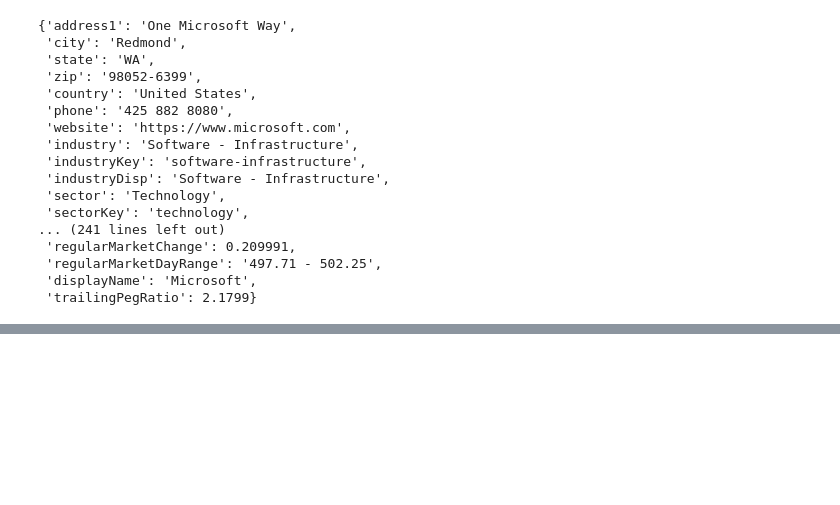
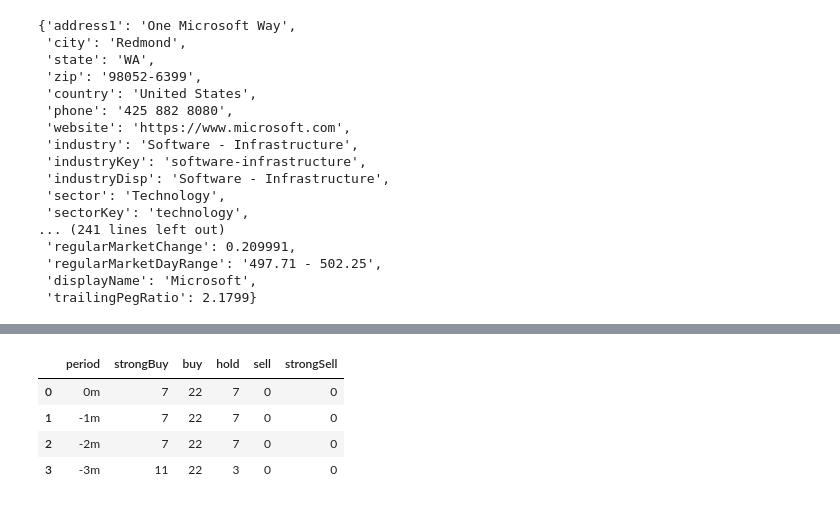
Before and after one commit to JakeOh/202505_BD50_lab_llm, a Jupyter notebook: src/lab07/yfinance_ex.ipynb, the cells around one changed output, grey strips where cells are left out. Drawn from its saved outputs; the diff is of its cells as text; code cells hidden in the pictures; blank space fills up the shorter version.

```diff
--- a/src/lab07/yfinance_ex.ipynb
+++ b/src/lab07/yfinance_ex.ipynb
@@ -32,3 +39,5 @@ msft.info
  'regularMarketDayRange': '497.71 - 502.25',
  'displayName': 'Microsoft',
  'trailingPegRatio': 2.1799}
+# %%
+hynix = yf.Ticker('000660.KS')
@@ -34,0 +117,8 @@ msft.info
+# %%
+hynix.recommendations
+# %% [output]
+|  | period | strongBuy | buy | hold | sell | strongSell |
+| 0 | 0m | 7 | 22 | 7 | 0 | 0 |
+| 1 | -1m | 7 | 22 | 7 | 0 | 0 |
+| 2 | -2m | 7 | 22 | 7 | 0 | 0 |
+| 3 | -3m | 11 | 22 | 3 | 0 | 0 |
```
Also changed, not shown: parts of 10 cells of this notebook, 2 other files.
